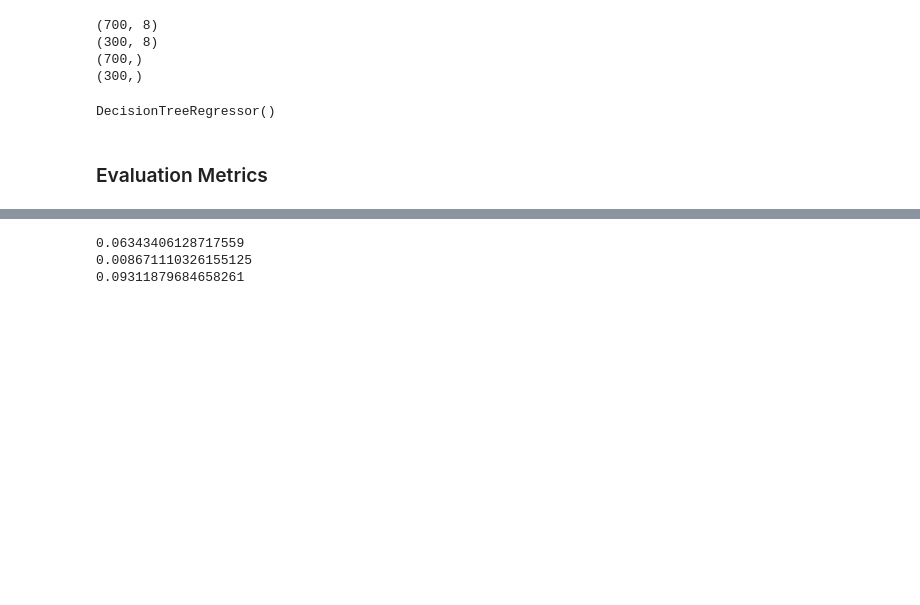
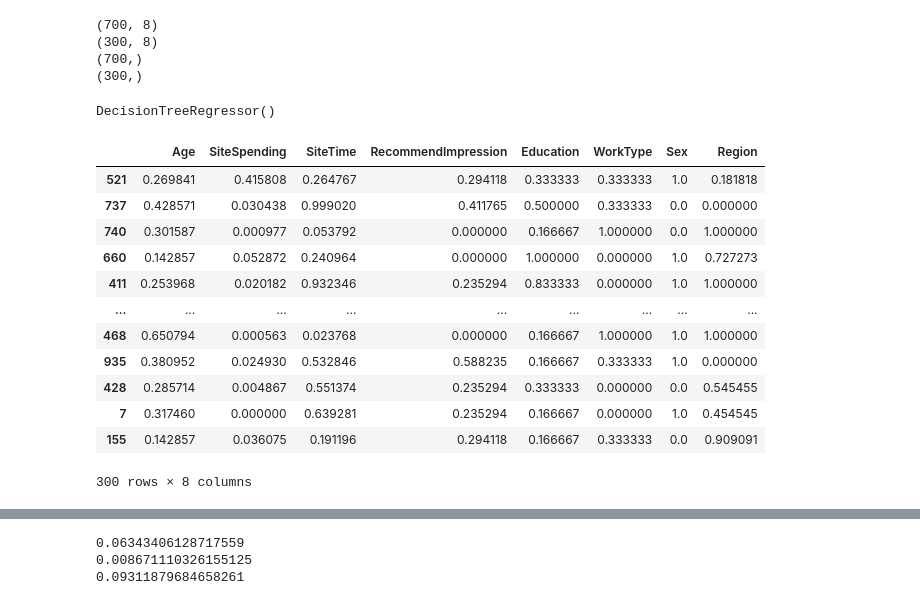
Before and after one commit to syedirfanx/revenue-forecasting, a Jupyter notebook: regression.ipynb, the cells around one changed output, grey strips where cells are left out. Drawn from its saved outputs; the diff is of its cells as text; code cells hidden in the pictures; blank space fills up the shorter version.

```diff
--- a/regression.ipynb
+++ b/regression.ipynb
@@ -158,5 +158,3 @@ reg = tree.DecisionTreeRegressor()
 reg.fit(X_train, y_train)
 # %% [output]
 DecisionTreeRegressor()
-# %% [markdown]
-### Evaluation Metrics
@@ -162,0 +165,2 @@ DecisionTreeRegressor()
+# %%
+X_test_df =  pd.DataFrame(X_test)
@@ -162,0 +170,16 @@ DecisionTreeRegressor()
+# %%
+X_test_df
+# %% [output]
+|  | Age | SiteSpending | SiteTime | RecommendImpression | Education | WorkType | Sex | Region |
+| 521 | 0.269841 | 0.415808 | 0.264767 | 0.294118 | 0.333333 | 0.333333 | 1.0 | 0.181818 |
+| 737 | 0.428571 | 0.030438 | 0.999020 | 0.411765 | 0.500000 | 0.333333 | 0.0 | 0.000000 |
+| 740 | 0.301587 | 0.000977 | 0.053792 | 0.000000 | 0.166667 | 1.000000 | 0.0 | 1.000000 |
+| 660 | 0.142857 | 0.052872 | 0.240964 | 0.000000 | 1.000000 | 0.000000 | 1.0 | 0.727273 |
+| 411 | 0.253968 | 0.020182 | 0.932346 | 0.235294 | 0.833333 | 0.000000 | 1.0 | 1.000000 |
+| ... | ... | ... | ... | ... | ... | ... | ... | ... |
+| 468 | 0.650794 | 0.000563 | 0.023768 | 0.000000 | 0.166667 | 1.000000 | 1.0 | 1.000000 |
+| 935 | 0.380952 | 0.024930 | 0.532846 | 0.588235 | 0.166667 | 0.333333 | 1.0 | 0.000000 |
+| 428 | 0.285714 | 0.004867 | 0.551374 | 0.235294 | 0.333333 | 0.000000 | 0.0 | 0.545455 |
+| 7 | 0.317460 | 0.000000 | 0.639281 | 0.235294 | 0.166667 | 0.000000 | 1.0 | 0.454545 |
+| 155 | 0.142857 | 0.036075 | 0.191196 | 0.294118 | 0.166667 | 0.333333 | 0.0 | 0.909091 |
+300 rows × 8 columns
```
Also changed, not shown: parts of 36 cells of this notebook.
